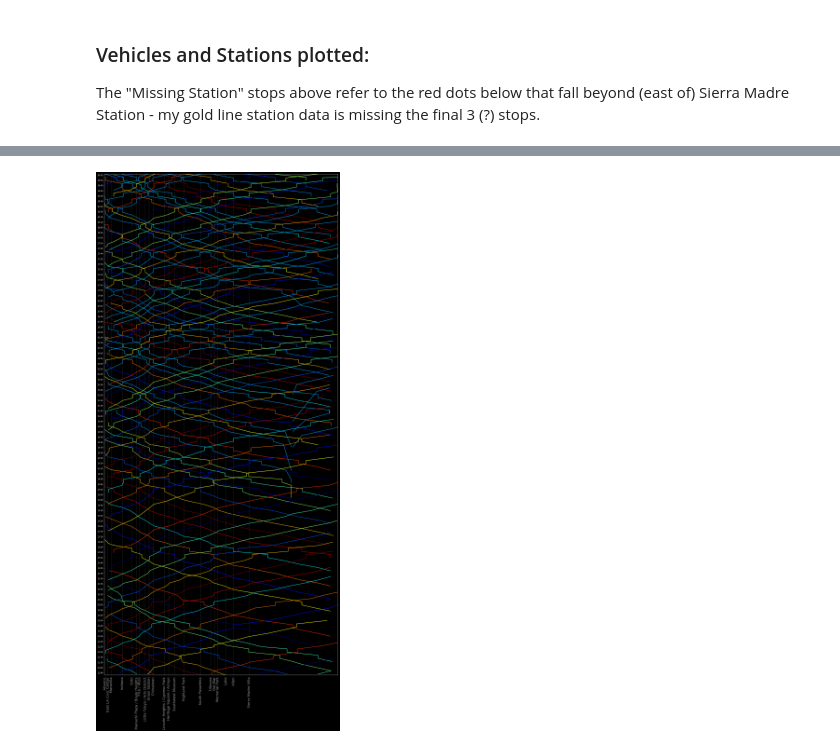
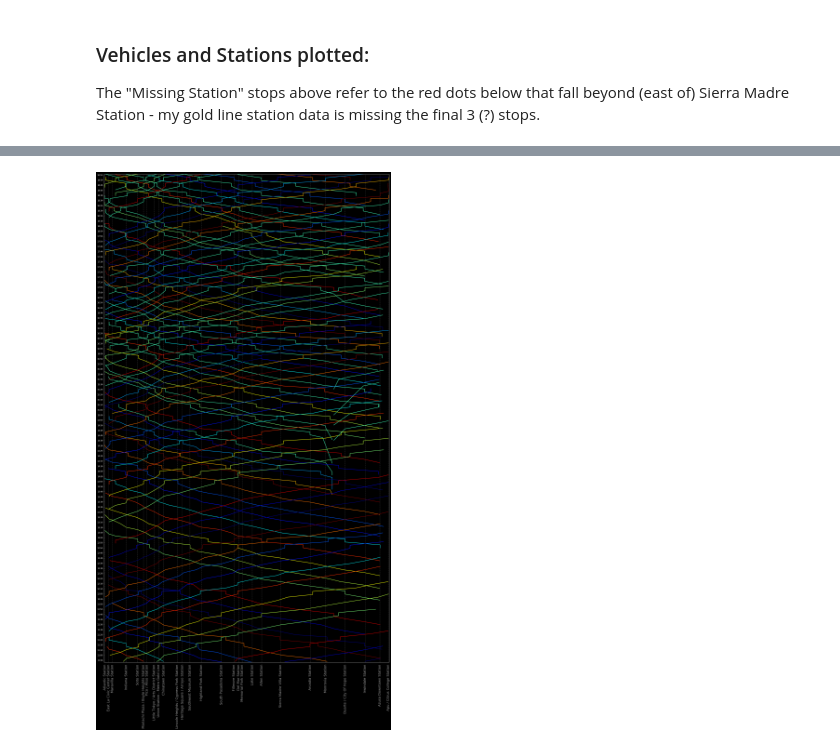
Before and after one commit to metro-ontime/analysis--deprecated, a Jupyter notebook: position_tracker.ipynb, the cells around one changed output, grey strips where cells are left out. Cells and saved outputs as stored; diff of their text form; code cells hidden in the pictures.

Commit message:
more marey work, get all station labels

```diff
--- a/position_tracker.ipynb
+++ b/position_tracker.ipynb
@@ -16,0 +12,13 @@ gold_line_stations = stations[stations['MetroLine'] == 'Gold Line']
+# %%
+import geopandas as gpd
+import pandas as pd
+from shapely.geometry import Point
+
+#stations = gpd.read_file('shapefiles/Metro_Rail_Lines_Stops.shp')
+#gold_line_stations = stations[stations['MetroLine'] == 'Gold Line']
+stations = json.load(open('misc/GoldLineStationIds.json'))['items']
+stations = pd.DataFrame(stations)
+stations = gpd.GeoDataFrame(stations, geometry = [Point(xy) for xy in zip(stations.longitude, stations.latitude)])
+stations = stations.drop(['latitude', 'longitude'], axis=1)
+gold_line_stations = stations
+gold_line_stations
@@ -111,14 +135,16 @@ def find_previous_stop(relative_pos_of_train, direction):
             return gold_line_stations_sorted.loc[previous_stop]
 
 for index, train in analysis_window.iterrows():
-    if train.relative_position < 0.62:
-        next_stop = find_next_stop(train.relative_position, train.direction)
-        previous_stop = find_previous_stop(train.relative_position, train.direction)
-        analysis_window.loc[index, 'next_stop'] = next_stop['Station']
-        analysis_window.loc[index, 'previous_stop'] = previous_stop['Station']
-    else:
-        analysis_window.loc[index, 'next_stop'] = 'Missing Station'
-
+  next_stop = find_next_stop(train.relative_position, train.direction)
+  previous_stop = find_previous_stop(train.relative_position, train.direction)
+  if (next_stop is not None):
+    analysis_window.loc[index, 'next_stop'] = next_stop['display_name']
+  else:
+    analysis_window.loc[index, 'next_stop'] = 'EOL'
+  if (previous_stop is not None):
+    analysis_window.loc[index, 'previous_stop'] = previous_stop['display_name']
+  else:
+    analysis_window.loc[index, 'previous_stop'] = 'EOL'
 analysis_window[['datetime', 'vehicle_id', 'relative_position', 'next_stop', 'previous_stop']]
 # %% [output]
 |  | datetime | vehicle_id | relative_position | next_stop | previous_stop |
@@ -216,33 +237,33 @@ def format_time_axis(axis):
 def format_location_axis(axis):
   axis.set_xticks([])
 
-fig = plt.figure(figsize=[48,48])
+fig = plt.figure(figsize=[60,48])
 ax1 = fig.add_subplot(121)
 #ax2 = fig.add_subplot(122)
 format_time_axis(ax1)
 format_location_axis(ax1)
 #format_time_axis(ax2)
 #format_location_axis(ax2)
 
 #plot southbound trains
 for index, vehicle in southbound:
     times = vehicle['datetime']
     distances = vehicle['relative_position'].values
     nans = np.where(np.abs(np.diff(distances)) >= 0.2)[0]
     distances[nans] = np.nan
     ax1.plot(distances, times, lw=2, color=colors[index])
 
 # plot stations
 for index, row in gold_line_stations_sorted.iterrows():
   ax1.axvline(row['relative_position'], color='#555555', lw=1, linestyle='-.')
-  ax1.text(row['relative_position'], analysis_window['datetime'].min(), row['Station'] + '  ', fontSize='18', color='#999999', rotation='vertical', horizontalalignment='center', verticalalignment='top')
+  ax1.text(row['relative_position'], analysis_window['datetime'].min(), row['display_name'] + '  ', fontSize='18', color='#999999', rotation='vertical', horizontalalignment='center', verticalalignment='top')
   #ax2.axvline(row['relative_position'], color='#555555', lw=1, linestyle='-.')
   #ax2.text(row['relative_position'], analysis_window['datetime'].min(), row['Station'] + '  ', fontSize='18', color='#999999', rotation='vertical', horizontalalignment='center', verticalalignment='top')
 for index, vehicle in northbound:
     times = vehicle['datetime']
     distances = vehicle['relative_position'].values
     nans = np.where(np.abs(np.diff(distances)) >= 0.2)[0]
     distances[nans] = np.nan
     ax1.plot(distances, times, lw=2, color=colors[index])
 # %% [output]
-[figure, old version]
+[figure, new version]
```
Also changed, not shown: parts of 9 cells of this notebook.
